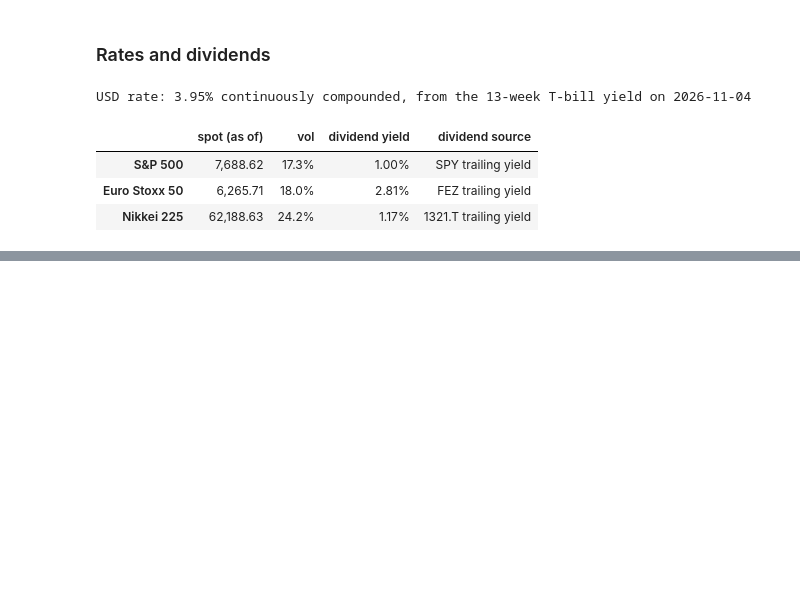
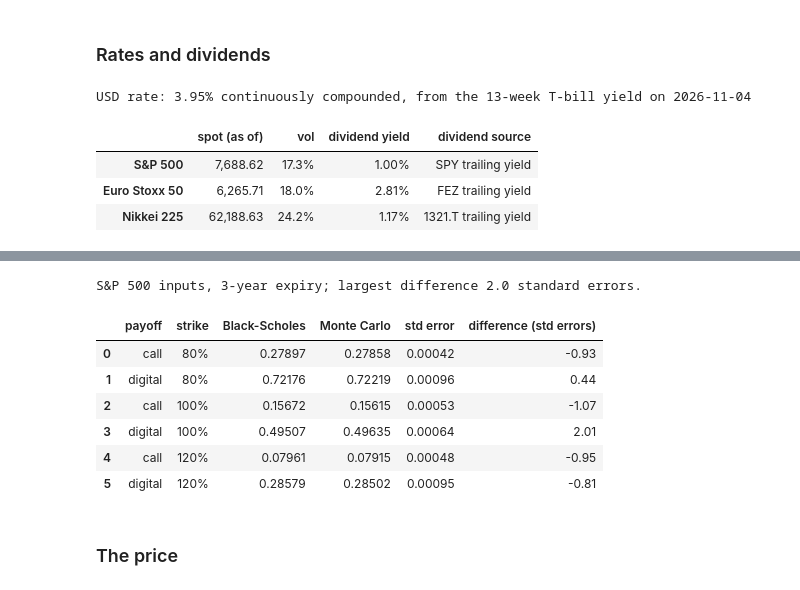
Before and after one commit to Lakshayx007/autocall-lab, a Jupyter notebook: notebooks/autocall_lab.ipynb, the cells around one changed output, grey strips where cells are left out. Drawn from its saved outputs; the diff is of its cells as text; code cells hidden in the pictures; blank space fills up the shorter version.

```diff
--- a/notebooks/autocall_lab.ipynb
+++ b/notebooks/autocall_lab.ipynb
@@ -163,0 +223,25 @@ USD rate: 3.95% continuously compounded, from the 13-week T-bill yield on 2026-1
+# %%
+m1 = mc.Market(vol=np.array([snap.vol[0]]), corr=np.eye(1), rate=snap.rate, div=np.array([snap.div[0]]))
+rows = []
+for K in (0.8, 1.0, 1.2):
+    for name, payoff, exact in [
+        ("call", lambda s, K=K: np.maximum(s[:, 0] - K, 0), bs.call(1, K, ts.tenor_years, m1.rate, m1.div[0], m1.vol[0])),
+        ("digital", lambda s, K=K: (s[:, 0] > K).astype(float), bs.digital_call(1, K, ts.tenor_years, m1.rate, m1.div[0], m1.vol[0])),
+    ]:
+        est, se = mc.european_mc(payoff, m1, ts.tenor_years)
+        rows.append((name, pct(K, 0), exact, est, se, (est - exact) / se))
+val = pd.DataFrame(rows, columns=["payoff", "strike", "Black-Scholes", "Monte Carlo", "std error", "difference (std errors)"])
+print(f"S&P 500 inputs, {ts.tenor_years:.0f}-year expiry; largest difference "
+      f"{val['difference (std errors)'].abs().max():.1f} standard errors.")
+val.round({"Black-Scholes": 5, "Monte Carlo": 5, "std error": 5, "difference (std errors)": 2})
+# %% [output]
+S&P 500 inputs, 3-year expiry; largest difference 2.0 standard errors.
+|  | payoff | strike | Black-Scholes | Monte Carlo | std error | difference (std errors) |
+| 0 | call | 80% | 0.27897 | 0.27858 | 0.00042 | -0.93 |
+| 1 | digital | 80% | 0.72176 | 0.72219 | 0.00096 | 0.44 |
+| 2 | call | 100% | 0.15672 | 0.15615 | 0.00053 | -1.07 |
+| 3 | digital | 100% | 0.49507 | 0.49635 | 0.00064 | 2.01 |
+| 4 | call | 120% | 0.07961 | 0.07915 | 0.00048 | -0.95 |
+| 5 | digital | 120% | 0.28579 | 0.28502 | 0.00095 | -0.81 |
+# %% [markdown]
+### The price
```
Also changed, not shown: parts of 9 cells of this notebook, 3 other files.
